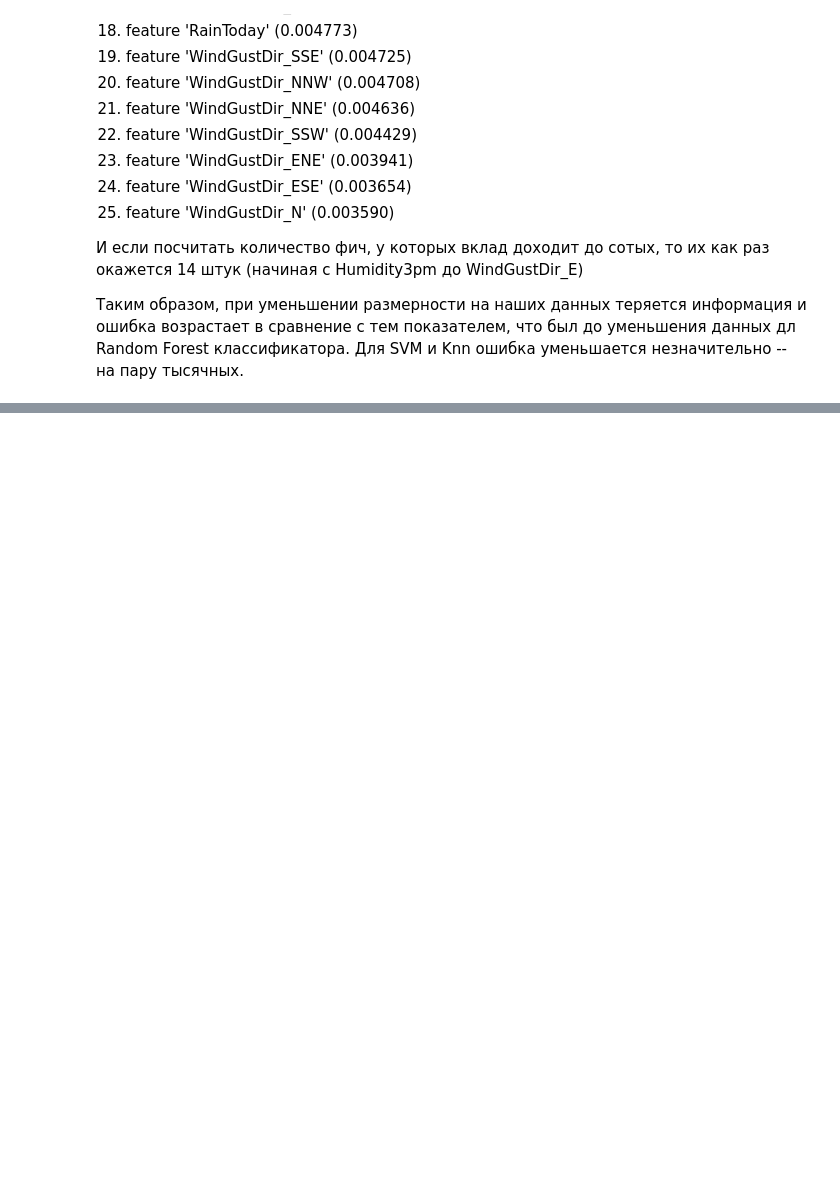
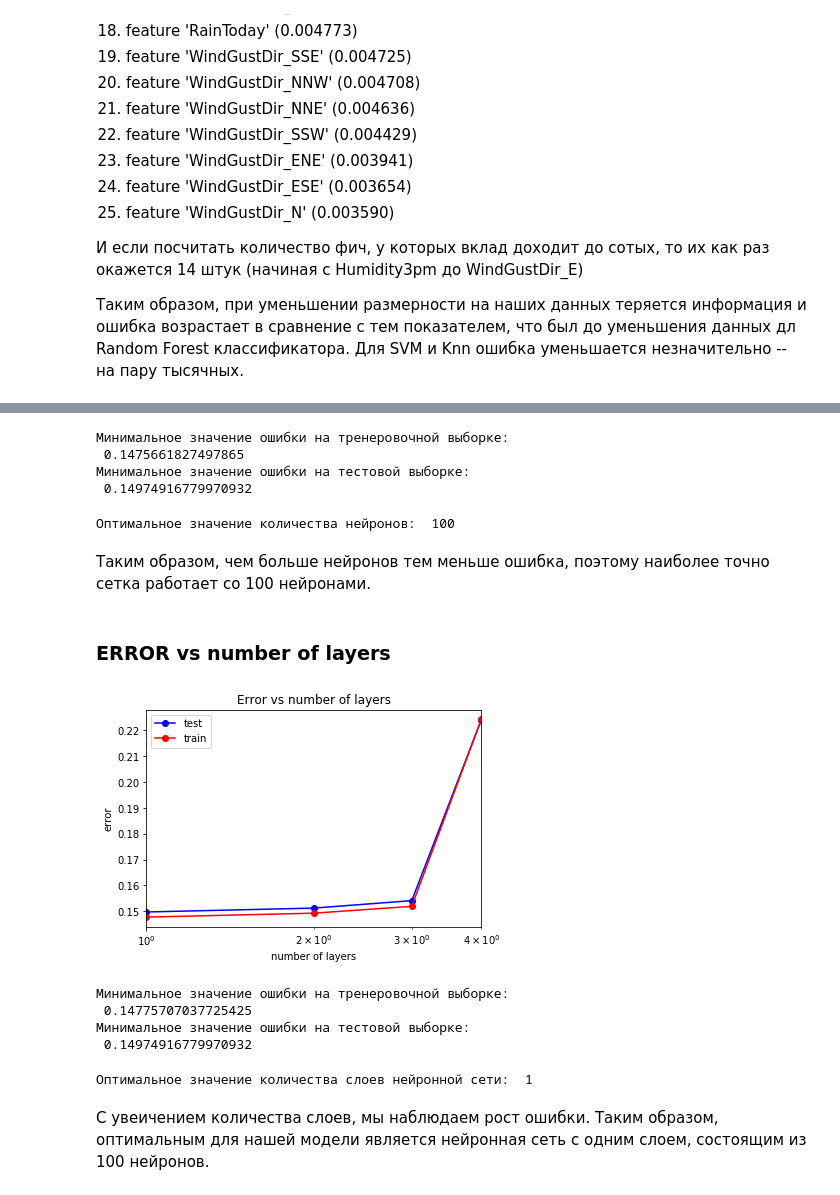
Before and after one commit to JuliaRS/MachineLearning, a Jupyter notebook: Rain_in_Australia.ipynb, the cells around one changed output, grey strips where cells are left out. Saved outputs shown, nothing was run; the diff lists cells and outputs as text; code cells hidden in the pictures; blank space fills up the shorter version.

```diff
--- a/Rain_in_Australia.ipynb
+++ b/Rain_in_Australia.ipynb
@@ -1090,0 +1246,63 @@ Feature importance:
+# %%
+min_train_err = np.min(train_err)
+min_test_err = np.min(test_err)
+print("Минимальное значение ошибки на тренеровочной выборке: \n", min_train_err)
+print("Минимальное значение ошибки на тестовой выборке: \n", min_test_err)
+# %% [output]
+Минимальное значение ошибки на тренеровочной выборке:
+ 0.1475661827497865
+Минимальное значение ошибки на тестовой выборке:
+ 0.14974916779970932
+# %%
+number_of_neurons_opt = hidden_layer_sizes_arr[test_err == min_test_err]
+number_of_neurons_opt = number_of_neurons_opt[0]
+print("Оптимальное значение количества нейронов: ", number_of_neurons_opt)
+# %% [output]
+Оптимальное значение количества нейронов:  100
+# %% [markdown]
+Таким образом, чем больше нейронов тем меньше ошибка, поэтому наиболее точно сетка работает со 100 нейронами.
+# %% [markdown]
+### ERROR vs number of layers
+# %%
+hidden_layer_sizes_arr = np.array([(100), (100,100), (100,100,100), (100,100,100,100)])
+test_err = []
+train_err = []
+for size in hidden_layer_sizes_arr:
+    mlp_model = MLPClassifier(alpha = alpha_opt, hidden_layer_sizes = size,
+                              solver = 'lbfgs', activation = 'logistic', random_state = 42)
+    mlp_model.fit(X_train, y_train)
+
+    y_train_pred = mlp_model.predict(X_train)
+    y_test_pred = mlp_model.predict(X_test)
+    train_err.append(np.mean(y_train != y_train_pred))
+    test_err.append(np.mean(y_test != y_test_pred))
+# %%
+sizes = np.array([1,2,3,4])
+plt.semilogx(sizes, test_err, 'b-o', label = 'test')
+plt.semilogx(sizes, train_err, 'r-o', label = 'train')
+plt.xlim([np.min(sizes), np.max(sizes)])
+plt.title('Error vs number of layers')
+plt.xlabel('number of layers')
+plt.ylabel('error')
+plt.legend()
+pass
+# %% [output]
+[figure, added]
+# %%
+min_train_err = np.min(train_err)
+min_test_err = np.min(test_err)
+print("Минимальное значение ошибки на тренеровочной выборке: \n", min_train_err)
+print("Минимальное значение ошибки на тестовой выборке: \n", min_test_err)
+# %% [output]
+Минимальное значение ошибки на тренеровочной выборке:
+ 0.14775707037725425
+Минимальное значение ошибки на тестовой выборке:
+ 0.14974916779970932
+# %%
+number_of_layers_opt = hidden_layer_sizes_arr[test_err == min_test_err]
+number_of_layers_opt = len(number_of_layers_opt)
+print("Оптимальное значение количества слоев нейронной сети: ", number_of_layers_opt)
+# %% [output]
+Оптимальное значение количества слоев нейронной сети:  1
+# %% [markdown]
+С увеичением количества слоев, мы наблюдаем рост ошибки. Таким образом, оптимальным для нашей модели является нейронная сеть с одним слоем, состоящим из 100 нейронов.
```
Also changed, not shown: parts of 43 cells of this notebook.
